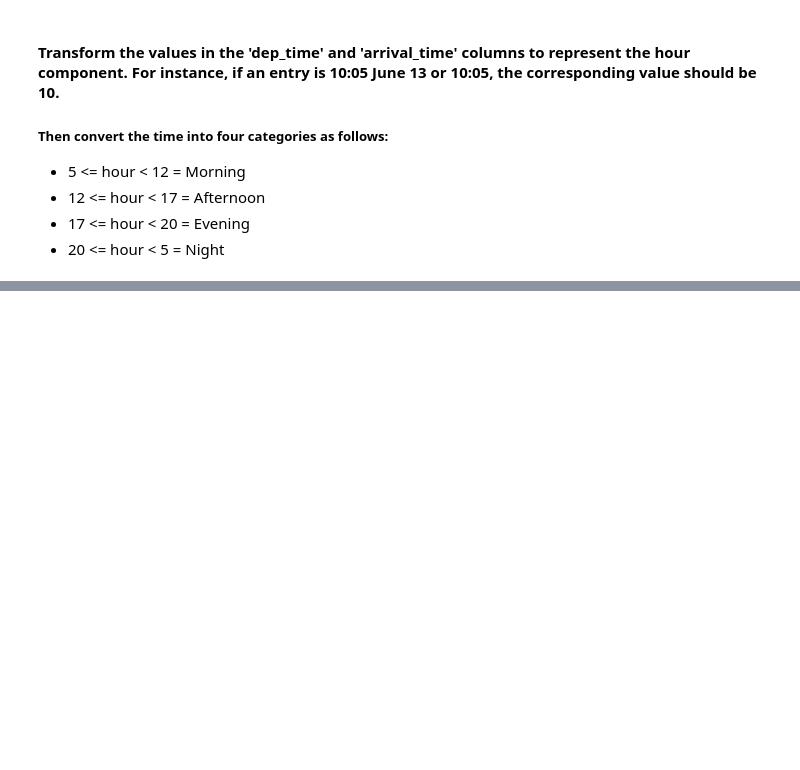
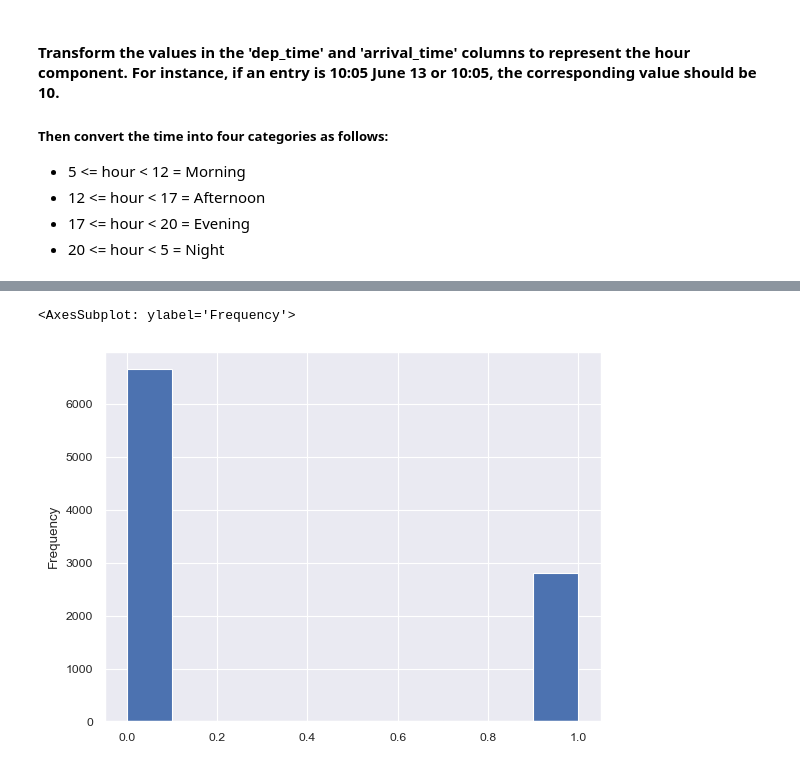
Before and after one commit to GyanPrakashkushwaha/MLP, a Jupyter notebook: week1/Assignments/practice_assignment.ipynb, the cells around one changed output, grey strips where cells are left out. Saved outputs shown, nothing was run; the diff lists cells and outputs as text; code cells hidden in the pictures; blank space fills up the shorter version.

```diff
--- a/week1/Assignments/practice_assignment.ipynb
+++ b/week1/Assignments/practice_assignment.ipynb
@@ -314,0 +361,13 @@ df[['Dep_Time','Arrival_Time']].sample(6)
+# %%
+def convert(sample):
+    if 5 <= sample < 12:
+        return 'Moring'
+    elif 12 <= sample < 17:
+        return 'Afternoon'
+    elif 17 <= sample < 20:
+        return 'Evening'
+
+    return 'Night'
+# %%
+df['Dep_Time'] = df['Dep_Time'].apply(convert)
+df['Arrival_Time'] = df['Arrival_Time'].apply(convert)
@@ -314,0 +404,8 @@ df[['Dep_Time','Arrival_Time']].sample(6)
+# %%
+def weekdays_convert(sample):
+    if sample in ['Sunday', 'Saturday']:
+        return 1
+
+    return 0
+# %%
+df['WeekDay'] = df['WeekDay'].apply(weekdays_convert)
@@ -314,0 +423,5 @@ df[['Dep_Time','Arrival_Time']].sample(6)
+# %%
+df['WeekDay'].plot(kind='hist')
+# %% [output]
+<AxesSubplot: ylabel='Frequency'>
+[figure, added]
```
Also changed, not shown: parts of 19 cells of this notebook.
